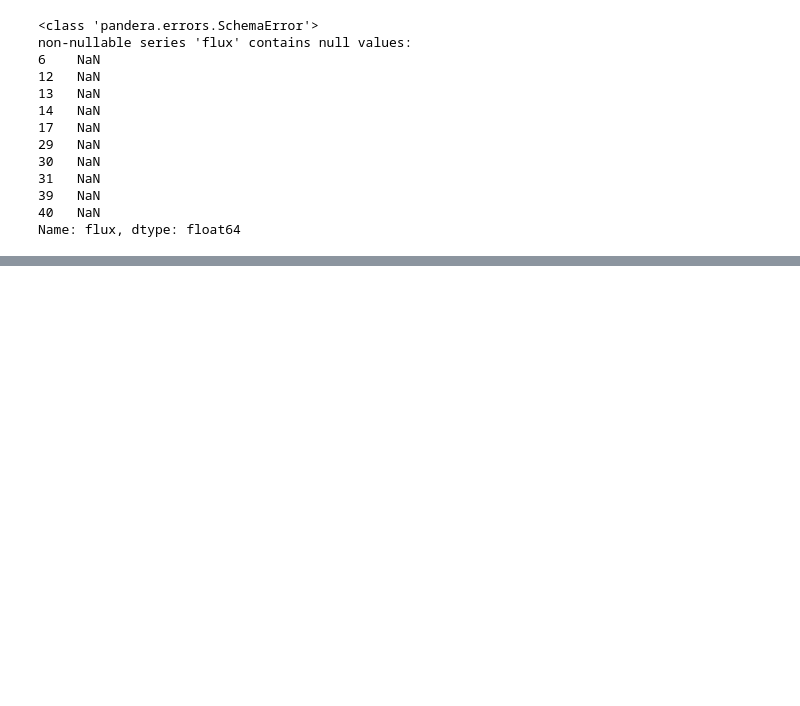
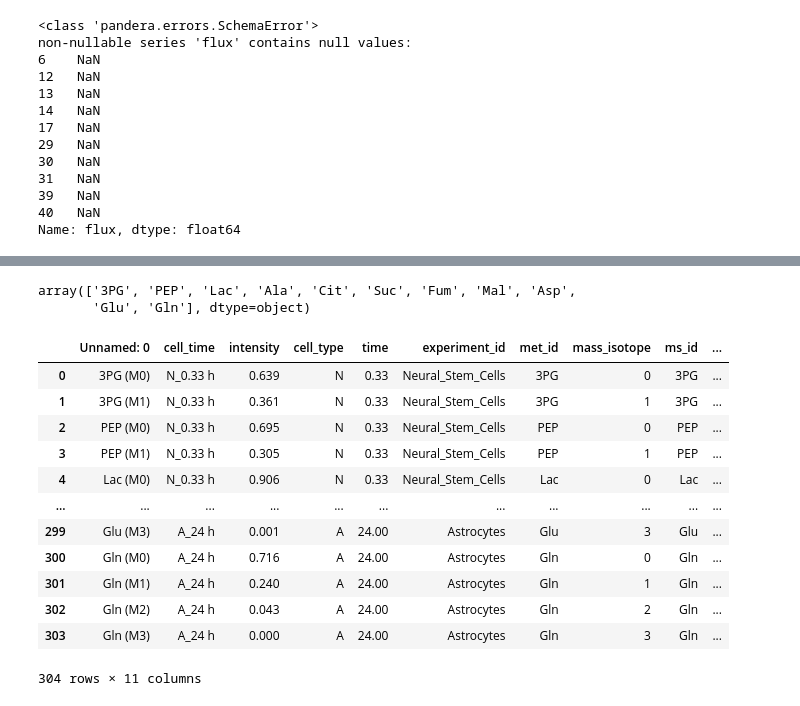
Before and after one commit to biosustain/incawrapper, a Jupyter notebook: docs/examples/Published_data_examples_neural_cells.ipynb, the cells around one changed output, grey strips where cells are left out. Cells and saved outputs as stored; diff of their text form; code cells hidden in the pictures; blank space fills up the shorter version.

Commit message:
WIP: Neural stem cells notebook, data processed, but messy

```diff
--- a/docs/examples/Published_data_examples_neural_cells.ipynb
+++ b/docs/examples/Published_data_examples_neural_cells.ipynb
@@ -162,0 +163,3 @@ Now, the flux measurements dataframe passes the validation.
+# %%
+ms_measurements_raw = pd.read_csv(data_dir / 'MDVs.csv')
+ms_measurements_raw.head()
@@ -162,0 +175,13 @@ Now, the flux measurements dataframe passes the validation.
+# %%
+ms_measurements = (ms_measurements_raw
+    .melt(id_vars=['Unnamed: 0'], var_name=['cell_time'], value_name='intensity')
+)
+ms_measurements[['cell_type', 'time']] = ms_measurements['cell_time'].str.split('_', expand=True)
+
+ms_measurements['experiment_id'] = ms_measurements['cell_type'].map({'N': 'Neural_Stem_Cells', 'A': 'Astrocytes'})
+ms_measurements['time'] = ms_measurements['time'].str.replace(' h', '').astype(float)
+ms_measurements[['met_id', 'mass_isotope']] = ms_measurements['Unnamed: 0'].str.split(' ', expand=True)
+ms_measurements['ms_id'] = ms_measurements['met_id']
+ms_measurements['mass_isotope'] = ms_measurements['mass_isotope'].str.extract('(\d+)').astype(int)
+ms_measurements['measurement_replicate'] = 1
+ms_measurements.head()
@@ -162,0 +195,36 @@ Now, the flux measurements dataframe passes the validation.
+# %%
+ms_measurements['met_id'].unique()
+# %% [output]
+array(['3PG', 'PEP', 'Lac', 'Ala', 'Cit', 'Suc', 'Fum', 'Mal', 'Asp',
+       'Glu', 'Gln'], dtype=object)
+# %%
+molecular_formulars = {
+    'PEP': 'C3H2O6P',
+    '3PG': 'C3H4O7P',
+    'Lac': 'C3H5O3',
+    'Ala': 'C3H7NO2',
+    'Cit': 'C6H5O7',
+    'Suc': 'C4H4O4',
+    'Fum': 'C4H2O4',
+    'Mal': 'C4H4O5',
+    'Asp': 'C4H6NO4',
+    'Glu': 'C5H8NO4',
+    'Gln': 'C5H10N2O3'
+}
+# %%
+ms_measurements['unlabelled_atoms'] = ms_measurements['met_id'].map(molecular_formulars).str.replace(r'(C\d+)','', regex=True)
+ms_measurements
+# %% [output]
+|  | Unnamed: 0 | cell_time | intensity | cell_type | time | experiment_id | met_id | mass_isotope | ms_id | ... |
+| 0 | 3PG (M0) | N_0.33 h | 0.639 | N | 0.33 | Neural_Stem_Cells | 3PG | 0 | 3PG | ... |
+| 1 | 3PG (M1) | N_0.33 h | 0.361 | N | 0.33 | Neural_Stem_Cells | 3PG | 1 | 3PG | ... |
+| 2 | PEP (M0) | N_0.33 h | 0.695 | N | 0.33 | Neural_Stem_Cells | PEP | 0 | PEP | ... |
+| 3 | PEP (M1) | N_0.33 h | 0.305 | N | 0.33 | Neural_Stem_Cells | PEP | 1 | PEP | ... |
+| 4 | Lac (M0) | N_0.33 h | 0.906 | N | 0.33 | Neural_Stem_Cells | Lac | 0 | Lac | ... |
+| ... | ... | ... | ... | ... | ... | ... | ... | ... | ... | ... |
+| 299 | Glu (M3) | A_24 h | 0.001 | A | 24.00 | Astrocytes | Glu | 3 | Glu | ... |
+| 300 | Gln (M0) | A_24 h | 0.716 | A | 24.00 | Astrocytes | Gln | 0 | Gln | ... |
+| 301 | Gln (M1) | A_24 h | 0.240 | A | 24.00 | Astrocytes | Gln | 1 | Gln | ... |
+| 302 | Gln (M2) | A_24 h | 0.043 | A | 24.00 | Astrocytes | Gln | 2 | Gln | ... |
+| 303 | Gln (M3) | A_24 h | 0.000 | A | 24.00 | Astrocytes | Gln | 3 | Gln | ... |
+304 rows × 11 columns
```
Also changed, not shown: parts of 9 cells of this notebook, 1 other file.
